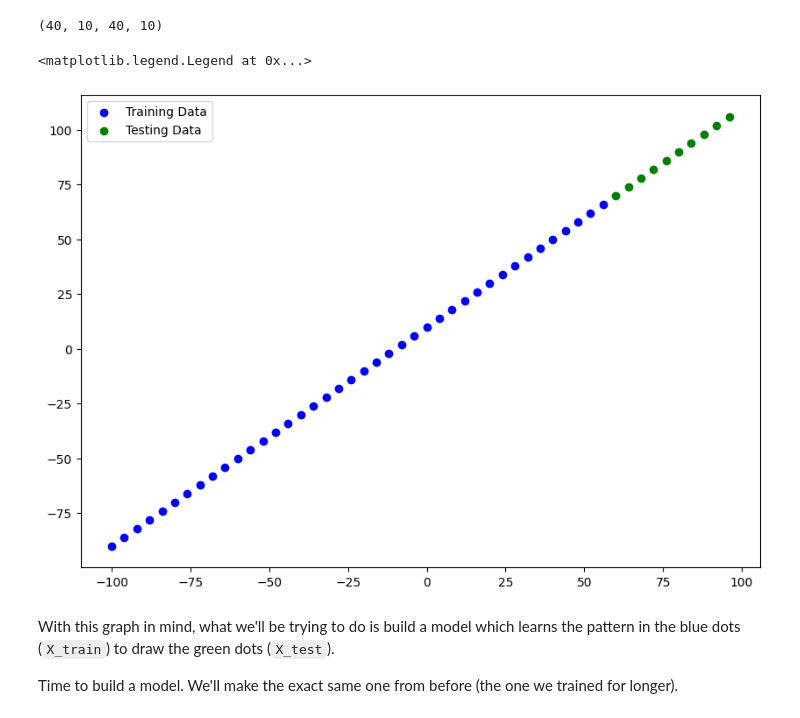
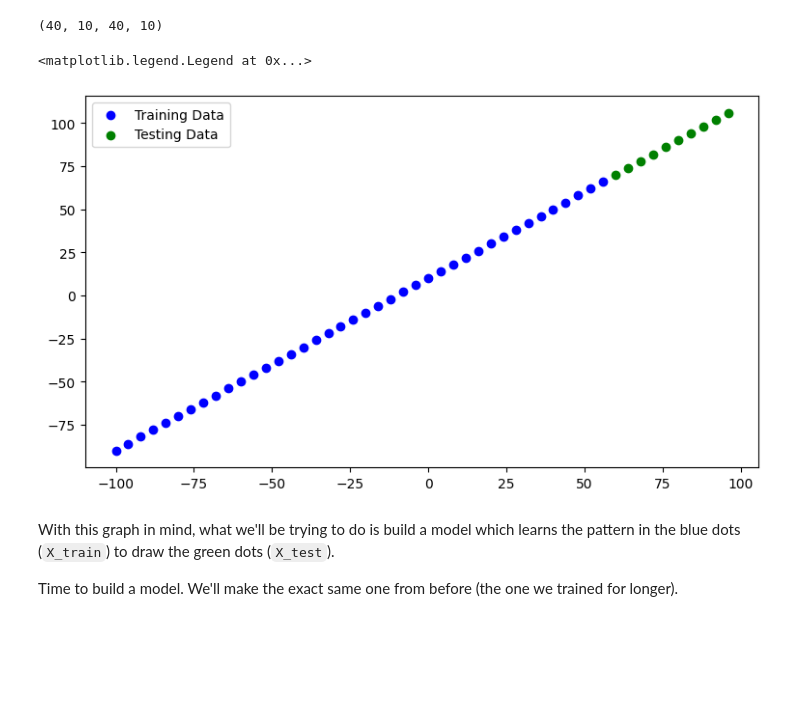
Before and after one commit to simongiando/deep-learning, a Jupyter notebook: Fundamentals/01_neural_network_regression_in_tensorflow.ipynb, the cells around one changed output. Saved outputs shown, nothing was run; the diff lists cells and outputs as text; code cells hidden in the pictures; blank space fills up the shorter version.

```diff
--- a/Fundamentals/01_neural_network_regression_in_tensorflow.ipynb
+++ b/Fundamentals/01_neural_network_regression_in_tensorflow.ipynb
@@ -520,19 +606,19 @@ len(X_train),len(X_test), len(y_train),len(y_test)
 (40, 10, 40, 10)
 # %%
 # Visualizing the data
-plt.figure(figsize=(10,7))
+plt.figure(figsize=(9,5))
 
 # plot the training data
-plt.scatter(X_train,y_train,c='b',label='Training Data')
+plt.scatter(X_train,y_train,c='blue',label='Training Data')
 
 # Plot the testing data
-plt.scatter(X_test,y_test,c='g',label='Testing Data')
+plt.scatter(X_test,y_test,c='green',label='Testing Data')
 
 # Show the legend
 plt.legend()
 # %% [output]
 <matplotlib.legend.Legend at 0x...>
-[figure, old version]
+[figure, new version]
 # %% [markdown]
 With this graph in mind, what we'll be trying to do is build a model which learns the pattern in the blue dots (`X_train`) to draw the green dots (`X_test`).
 
```
Also changed, not shown: parts of 61 cells of this notebook.
